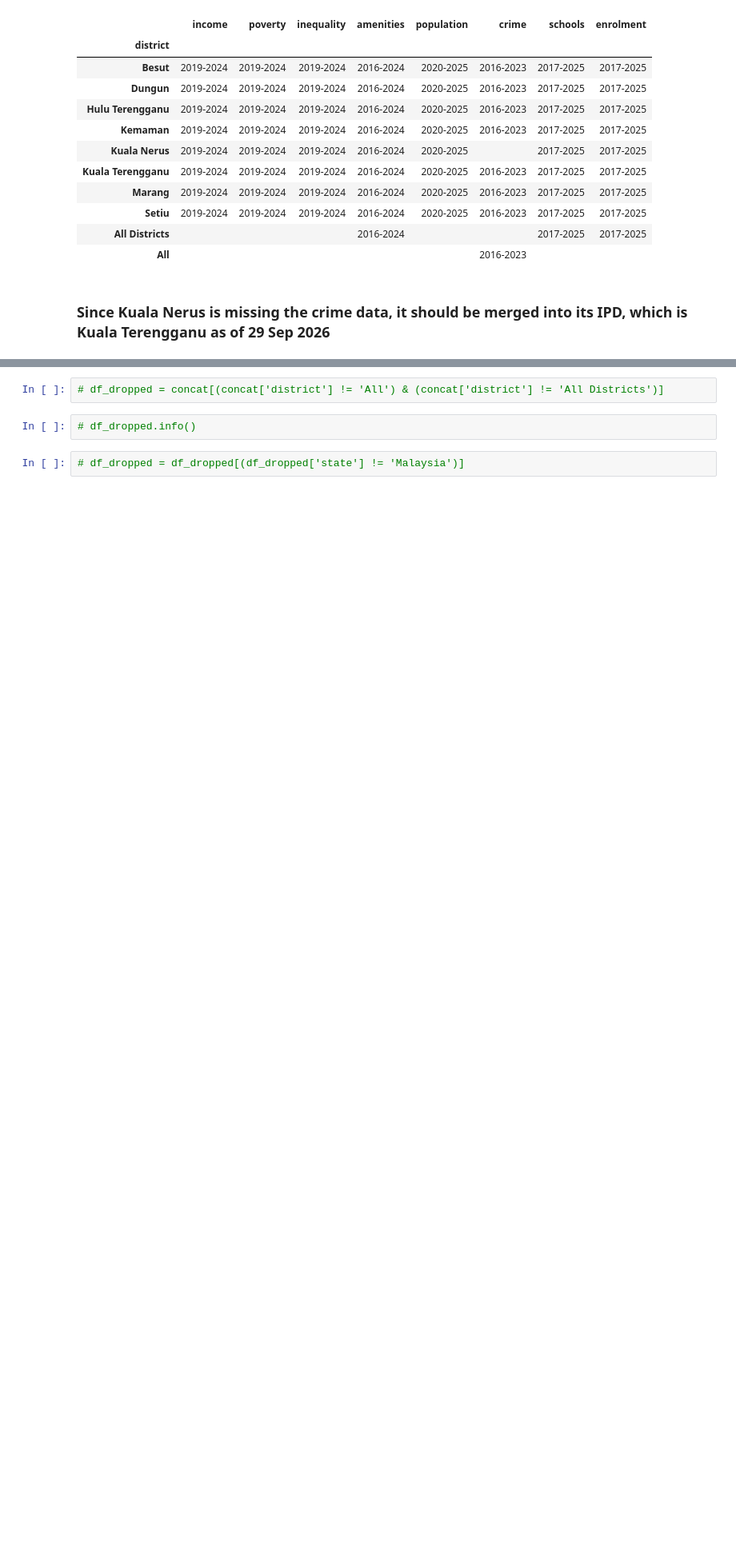
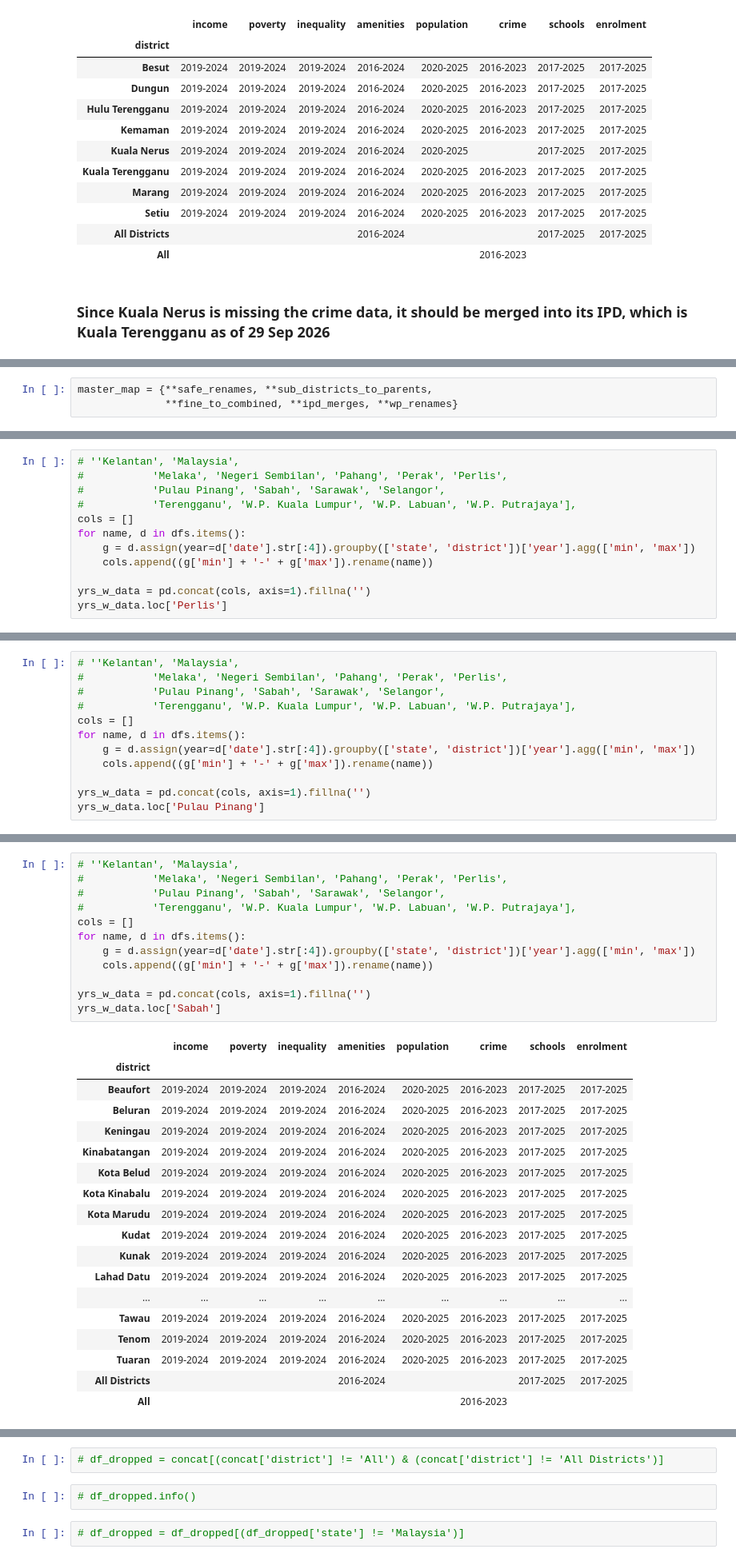
Before and after one commit to rumned/fc-CU5-capstone-project, a Jupyter notebook: previous/project.ipynb, the cells around one changed output, grey strips where cells are left out. Shown at 80% size. Cells and saved outputs as stored; diff of their text form; blank space fills up the shorter version.

```diff
--- a/project.ipynb
+++ b/previous/project.ipynb
@@ -918,0 +1002,3 @@ yrs_w_data.loc['Terengganu']
+# %%
+master_map = {**safe_renames, **sub_districts_to_parents,
+              **fine_to_combined, **ipd_merges, **wp_renames}
@@ -920,0 +1206,12 @@ yrs_w_data.loc['Terengganu']
+# %%
+# ''Kelantan', 'Malaysia',
+#           'Melaka', 'Negeri Sembilan', 'Pahang', 'Perak', 'Perlis',
+#           'Pulau Pinang', 'Sabah', 'Sarawak', 'Selangor',
+#           'Terengganu', 'W.P. Kuala Lumpur', 'W.P. Labuan', 'W.P. Putrajaya'],
+cols = []
+for name, d in dfs.items():
+    g = d.assign(year=d['date'].str[:4]).groupby(['state', 'district'])['year'].agg(['min', 'max'])
+    cols.append((g['min'] + '-' + g['max']).rename(name))
+
+yrs_w_data = pd.concat(cols, axis=1).fillna('')
+yrs_w_data.loc['Perlis']
@@ -920,0 +1224,12 @@ yrs_w_data.loc['Terengganu']
+# %%
+# ''Kelantan', 'Malaysia',
+#           'Melaka', 'Negeri Sembilan', 'Pahang', 'Perak', 'Perlis',
+#           'Pulau Pinang', 'Sabah', 'Sarawak', 'Selangor',
+#           'Terengganu', 'W.P. Kuala Lumpur', 'W.P. Labuan', 'W.P. Putrajaya'],
+cols = []
+for name, d in dfs.items():
+    g = d.assign(year=d['date'].str[:4]).groupby(['state', 'district'])['year'].agg(['min', 'max'])
+    cols.append((g['min'] + '-' + g['max']).rename(name))
+
+yrs_w_data = pd.concat(cols, axis=1).fillna('')
+yrs_w_data.loc['Pulau Pinang']
@@ -920,0 +1246,31 @@ yrs_w_data.loc['Terengganu']
+# %%
+# ''Kelantan', 'Malaysia',
+#           'Melaka', 'Negeri Sembilan', 'Pahang', 'Perak', 'Perlis',
+#           'Pulau Pinang', 'Sabah', 'Sarawak', 'Selangor',
+#           'Terengganu', 'W.P. Kuala Lumpur', 'W.P. Labuan', 'W.P. Putrajaya'],
+cols = []
+for name, d in dfs.items():
+    g = d.assign(year=d['date'].str[:4]).groupby(['state', 'district'])['year'].agg(['min', 'max'])
+    cols.append((g['min'] + '-' + g['max']).rename(name))
+
+yrs_w_data = pd.concat(cols, axis=1).fillna('')
+yrs_w_data.loc['Sabah']
+# %% [output]
+|  | income | poverty | inequality | amenities | population | crime | schools | enrolment |
+| district |  |  |  |  |  |  |  |  |
+| Beaufort | 2019-2024 | 2019-2024 | 2019-2024 | 2016-2024 | 2020-2025 | 2016-2023 | 2017-2025 | 2017-2025 |
+| Beluran | 2019-2024 | 2019-2024 | 2019-2024 | 2016-2024 | 2020-2025 | 2016-2023 | 2017-2025 | 2017-2025 |
+| Keningau | 2019-2024 | 2019-2024 | 2019-2024 | 2016-2024 | 2020-2025 | 2016-2023 | 2017-2025 | 2017-2025 |
+| Kinabatangan | 2019-2024 | 2019-2024 | 2019-2024 | 2016-2024 | 2020-2025 | 2016-2023 | 2017-2025 | 2017-2025 |
+| Kota Belud | 2019-2024 | 2019-2024 | 2019-2024 | 2016-2024 | 2020-2025 | 2016-2023 | 2017-2025 | 2017-2025 |
+| Kota Kinabalu | 2019-2024 | 2019-2024 | 2019-2024 | 2016-2024 | 2020-2025 | 2016-2023 | 2017-2025 | 2017-2025 |
+| Kota Marudu | 2019-2024 | 2019-2024 | 2019-2024 | 2016-2024 | 2020-2025 | 2016-2023 | 2017-2025 | 2017-2025 |
+| Kudat | 2019-2024 | 2019-2024 | 2019-2024 | 2016-2024 | 2020-2025 | 2016-2023 | 2017-2025 | 2017-2025 |
+| Kunak | 2019-2024 | 2019-2024 | 2019-2024 | 2016-2024 | 2020-2025 | 2016-2023 | 2017-2025 | 2017-2025 |
+| Lahad Datu | 2019-2024 | 2019-2024 | 2019-2024 | 2016-2024 | 2020-2025 | 2016-2023 | 2017-2025 | 2017-2025 |
+| ... | ... | ... | ... | ... | ... | ... | ... | ... |
+| Tawau | 2019-2024 | 2019-2024 | 2019-2024 | 2016-2024 | 2020-2025 | 2016-2023 | 2017-2025 | 2017-2025 |
+| Tenom | 2019-2024 | 2019-2024 | 2019-2024 | 2016-2024 | 2020-2025 | 2016-2023 | 2017-2025 | 2017-2025 |
+| Tuaran | 2019-2024 | 2019-2024 | 2019-2024 | 2016-2024 | 2020-2025 | 2016-2023 | 2017-2025 | 2017-2025 |
+| All Districts |  |  |  | 2016-2024 |  |  | 2017-2025 | 2017-2025 |
+| All |  |  |  |  |  | 2016-2023 |  |  |
```
Also changed, not shown: parts of 21 cells of this notebook, 9 other files.
